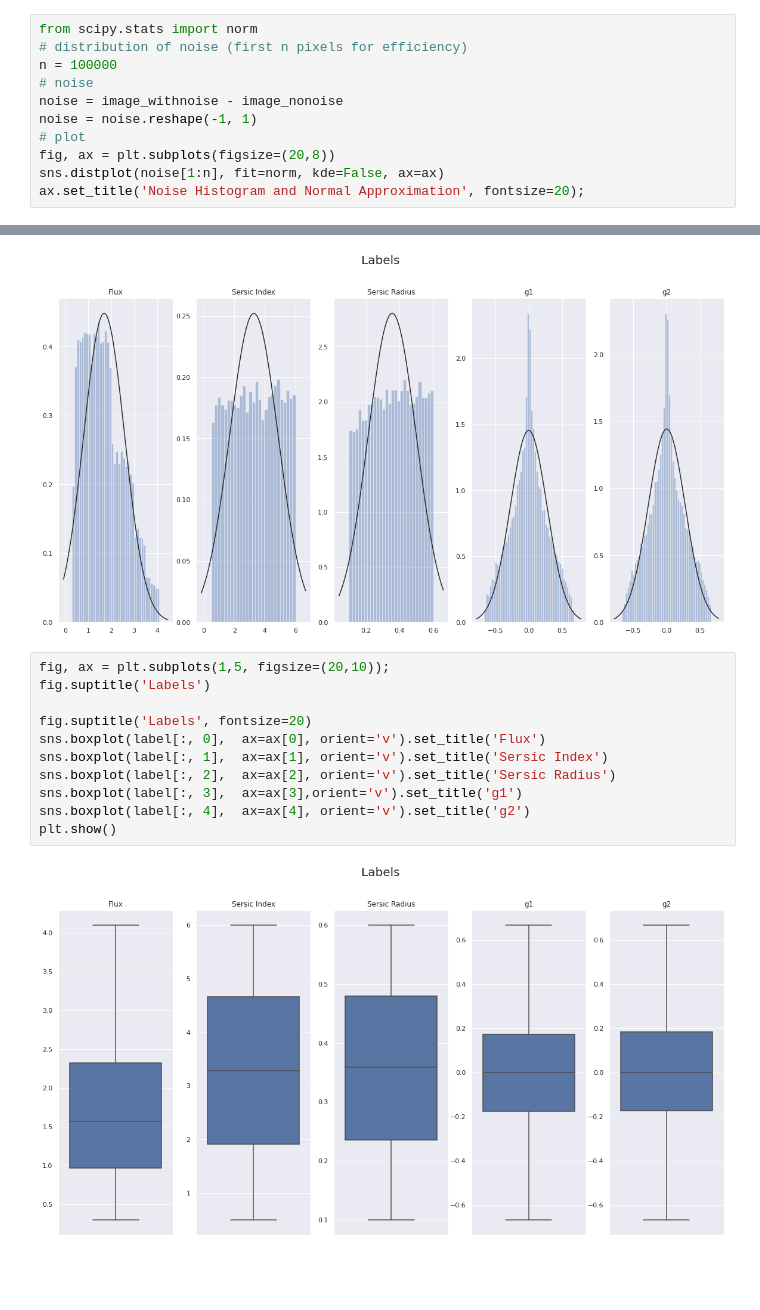
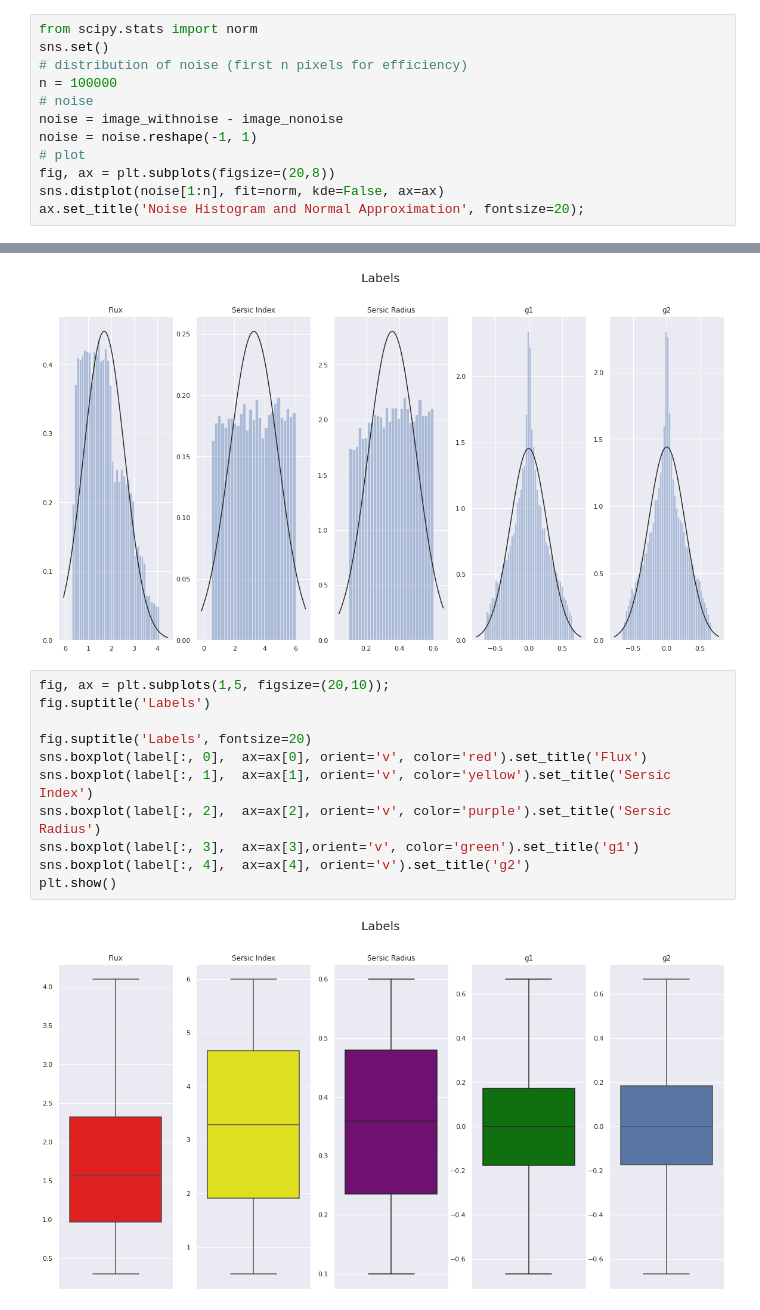
Before and after one commit to asanneh/CS109B_Final_Project_Group_35, a Jupyter notebook: CS109B_Final_Project_Group_35.ipynb, the cells around one changed output, grey strips where cells are left out. Cells and saved outputs as stored; diff of their text form; blank space fills up the shorter version.

```diff
--- a/CS109B_Final_Project_Group_35.ipynb
+++ b/CS109B_Final_Project_Group_35.ipynb
@@ -83,6 +82,7 @@ for i in range(5):
 **Distribution of Noise:** Below we plot the histogram of the noise of the dataset along with the best fit normal distribution. We do so to verify that the noise is indeed Gaussian. This will inform our model design. Specifically, it will allow us to model the noise in order to better predict the response.
 # %%
 from scipy.stats import norm
+sns.set()
 # distribution of noise (first n pixels for efficiency)
 n = 100000
 # noise
@@ -128,16 +128,16 @@ plt.show()
 # %%
 fig, ax = plt.subplots(1,5, figsize=(20,10));
 fig.suptitle('Labels')
 
 fig.suptitle('Labels', fontsize=20)
-sns.boxplot(label[:, 0],  ax=ax[0], orient='v').set_title('Flux')
-sns.boxplot(label[:, 1],  ax=ax[1], orient='v').set_title('Sersic Index')
-sns.boxplot(label[:, 2],  ax=ax[2], orient='v').set_title('Sersic Radius')
-sns.boxplot(label[:, 3],  ax=ax[3],orient='v').set_title('g1')
+sns.boxplot(label[:, 0],  ax=ax[0], orient='v', color='red').set_title('Flux')
+sns.boxplot(label[:, 1],  ax=ax[1], orient='v', color='yellow').set_title('Sersic Index')
+sns.boxplot(label[:, 2],  ax=ax[2], orient='v', color='purple').set_title('Sersic Radius')
+sns.boxplot(label[:, 3],  ax=ax[3],orient='v', color='green').set_title('g1')
 sns.boxplot(label[:, 4],  ax=ax[4], orient='v').set_title('g2')
 plt.show()
 # %% [output]
-[figure, old version]
+[figure, new version]
 # %%
 fig, ax = plt.subplots(1,2, figsize=(20,5))
 fig.suptitle('Sound to noise ratio', fontsize=20);
```
Also changed, not shown: parts of 4 cells of this notebook.
